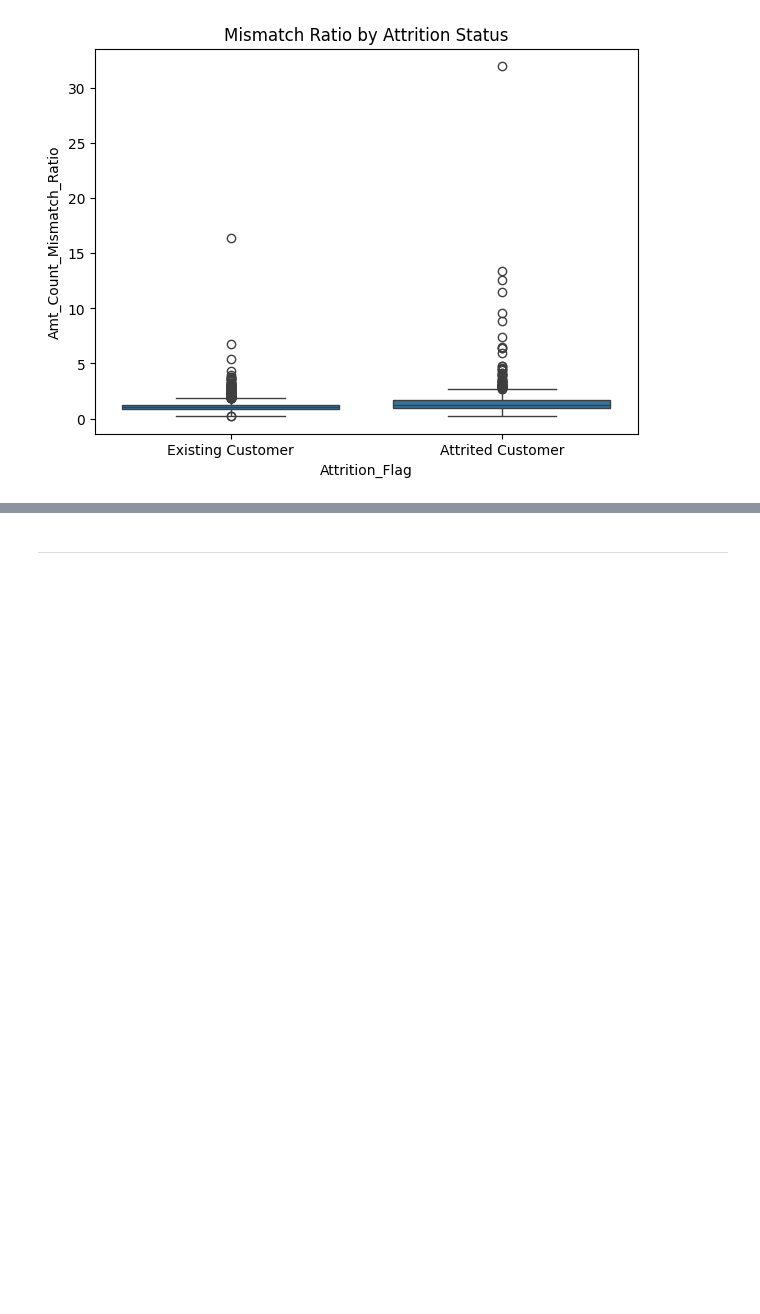
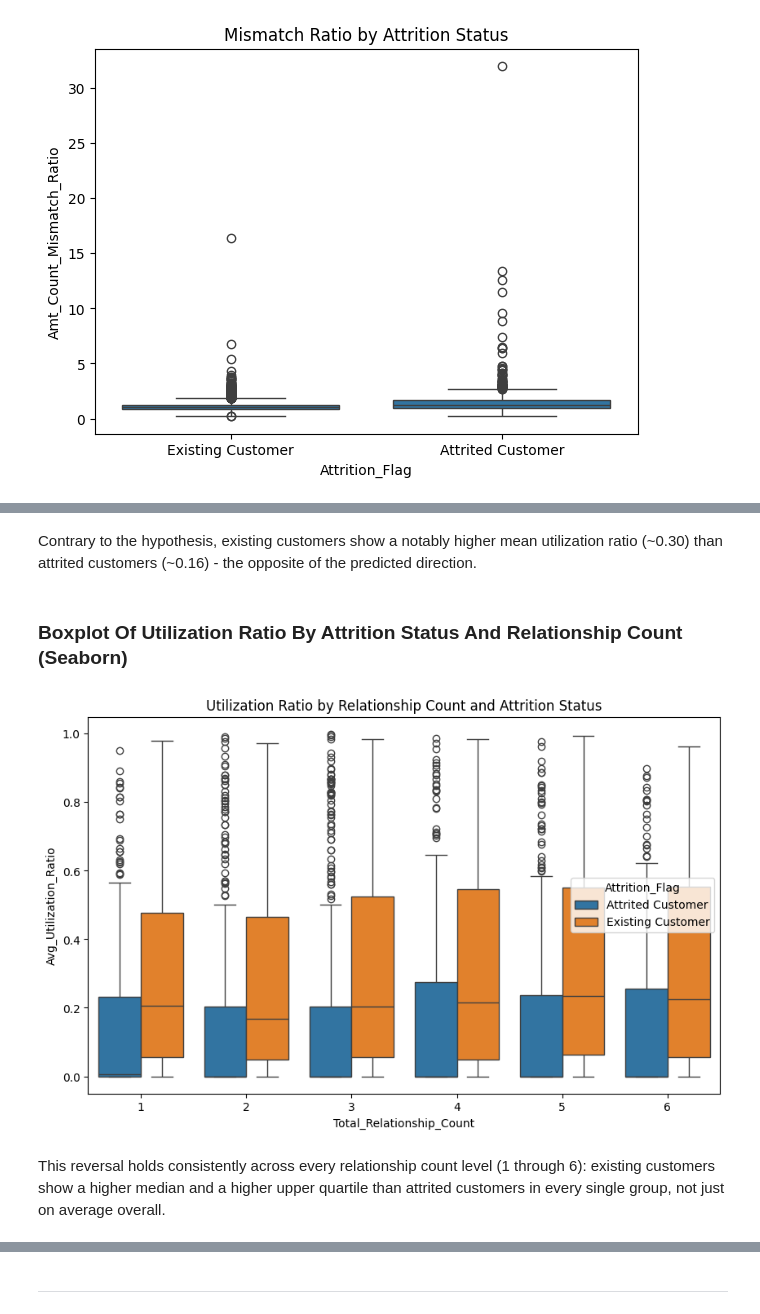
Before and after one commit to Haroon-Code-2026/Credit-Cards-Analysis, a Jupyter notebook: jupyter_notebooks/Data_Visualisation.ipynb, the cells around one changed output, grey strips where cells are left out. Cells and saved outputs as stored; diff of their text form; code cells hidden in the pictures; blank space fills up the shorter version.

```diff
--- a/jupyter_notebooks/Data_Visualisation.ipynb
+++ b/jupyter_notebooks/Data_Visualisation.ipynb
@@ -157,0 +188,16 @@ fig.show()
+# %% [markdown]
+Contrary to the hypothesis, existing customers show a notably higher mean
+utilization ratio (~0.30) than attrited customers (~0.16) - the opposite of the predicted direction.
+# %% [markdown]
+### Boxplot Of Utilization Ratio By Attrition Status And Relationship Count (Seaborn)
+# %%
+plt.figure(figsize=(10, 6))
+sns.boxplot(data=df_clean, x='Total_Relationship_Count', y='Avg_Utilization_Ratio', hue='Attrition_Flag')
+plt.title('Utilization Ratio by Relationship Count and Attrition Status')
+plt.show()
+# %% [output]
+[figure, added]
+# %% [markdown]
+This reversal holds consistently across every relationship count level (1
+through 6): existing customers show a higher median and a higher upper quartile than attrited
+customers in every single group, not just on average overall.
```
Also changed, not shown: parts of 20 cells of this notebook.
